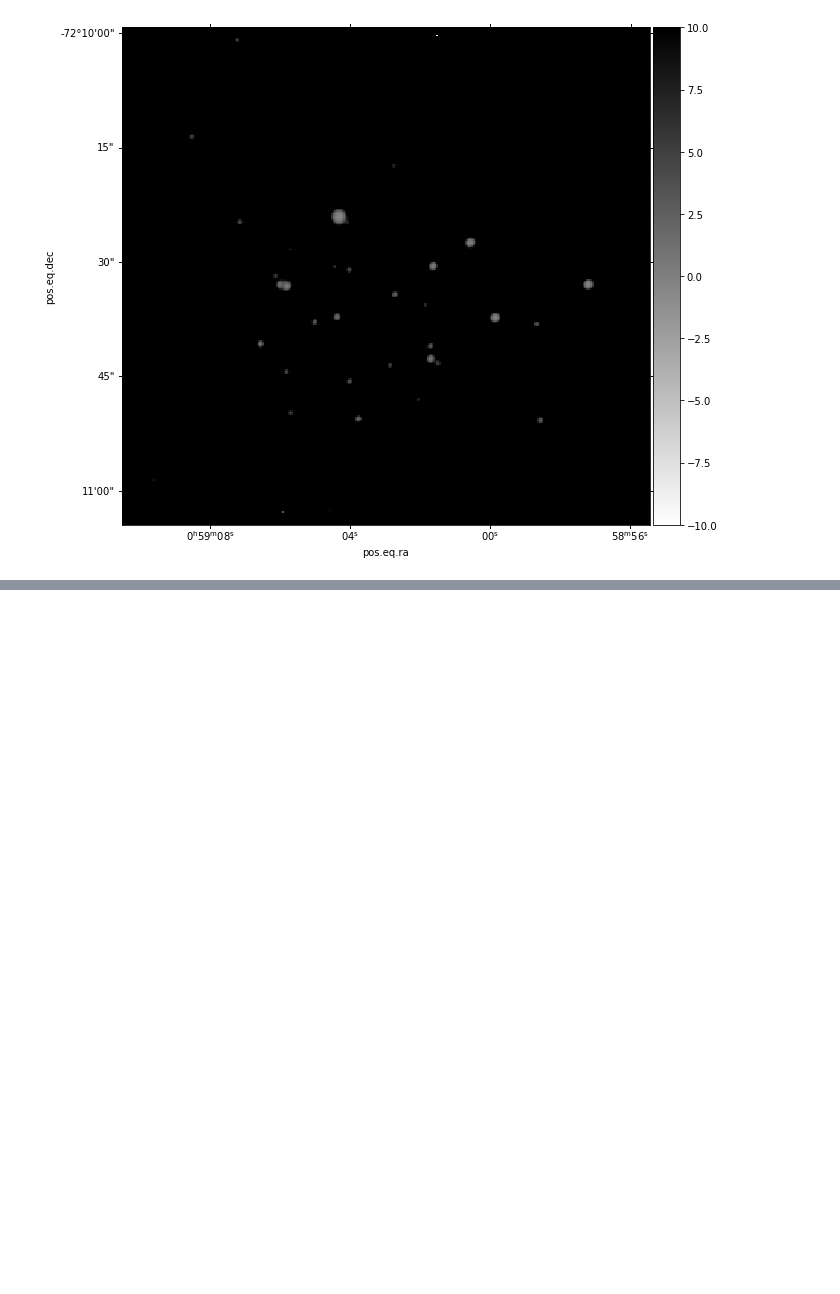
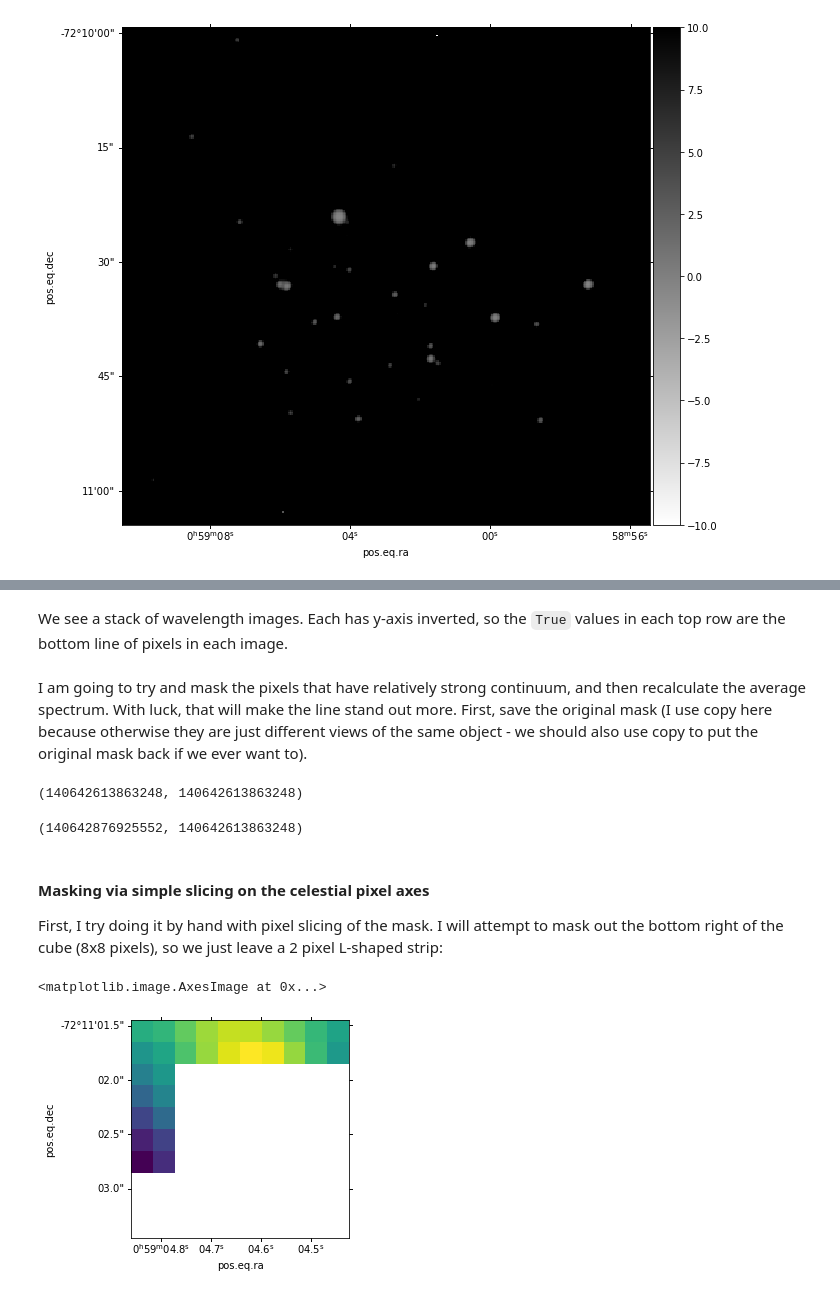
Before and after one commit to will-henney/muse-hii-regions, a Jupyter notebook: notebooks/01-extract-subregions.ipynb, the cells around one changed output, grey strips where cells are left out. Cells and saved outputs as stored; diff of their text form; code cells hidden in the pictures; blank space fills up the shorter version.

Commit message:
Sort out the masking finally

```diff
--- a/notebooks/01-extract-subregions.ipynb
+++ b/notebooks/01-extract-subregions.ipynb
@@ -149,0 +208,4 @@ IndexError: index 326 is out of bounds for axis 1 with size 326
+# %% [markdown]
+We see a stack of wavelength images. Each has y-axis inverted, so the `True` values in each top row are the bottom line of pixels in each image.
+# %% [markdown]
+I am going to try and mask the pixels that have relatively strong continuum, and then recalculate the average spectrum.  With luck, that will make the line stand out more.  First, save the original mask (I use copy here because otherwise they are just different views of the same object - we should also use copy to put the original mask back if we ever want to).
@@ -149,0 +214,4 @@ IndexError: index 326 is out of bounds for axis 1 with size 326
+# %%
+id(cc_mask_orig), id(cc.mask)
+# %% [output]
+(140642613863248, 140642613863248)
@@ -149,0 +220,15 @@ IndexError: index 326 is out of bounds for axis 1 with size 326
+# %%
+id(cc_mask_orig), id(cc.mask)
+# %% [output]
+(140642876925552, 140642613863248)
+# %% [markdown]
+#### Masking via simple slicing on the celestial pixel axes
+
+First, I try doing it by hand with pixel slicing of the mask.  I will attempt to mask out the bottom right of the cube (8x8 pixels), so we just leave a 2 pixel L-shaped strip:
+# %%
+cc.mask[:, :8, -8:] = True
+# %%
+cc.sum(axis=0).plot(use_wcs=True)
+# %% [output]
+<matplotlib.image.AxesImage at 0x...>
+[figure, added]
```
Also changed, not shown: parts of 76 cells of this notebook, 2 other files.
